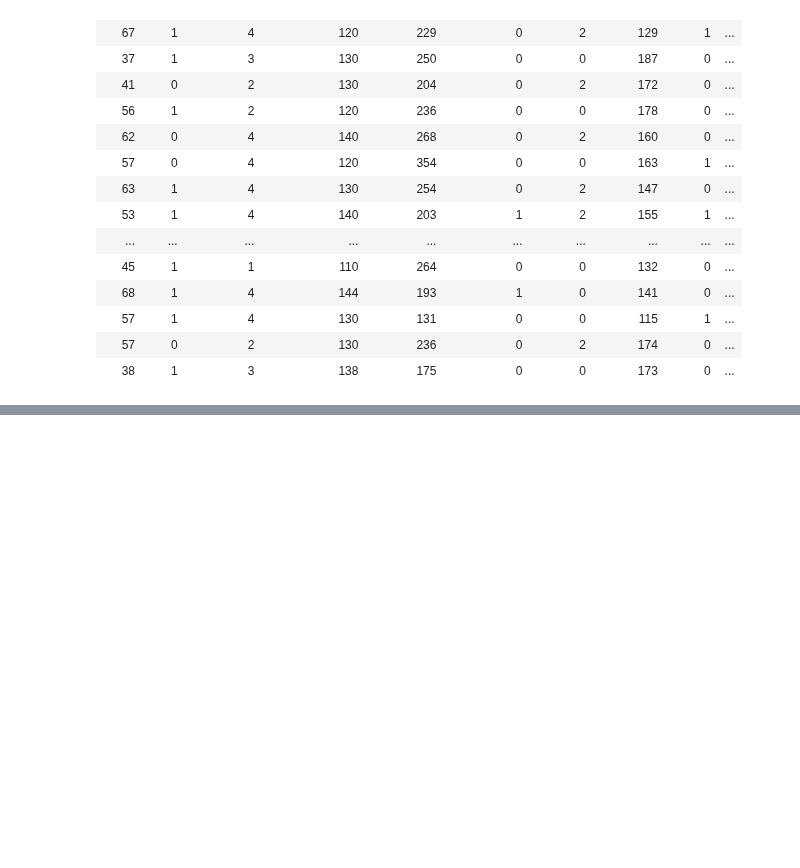
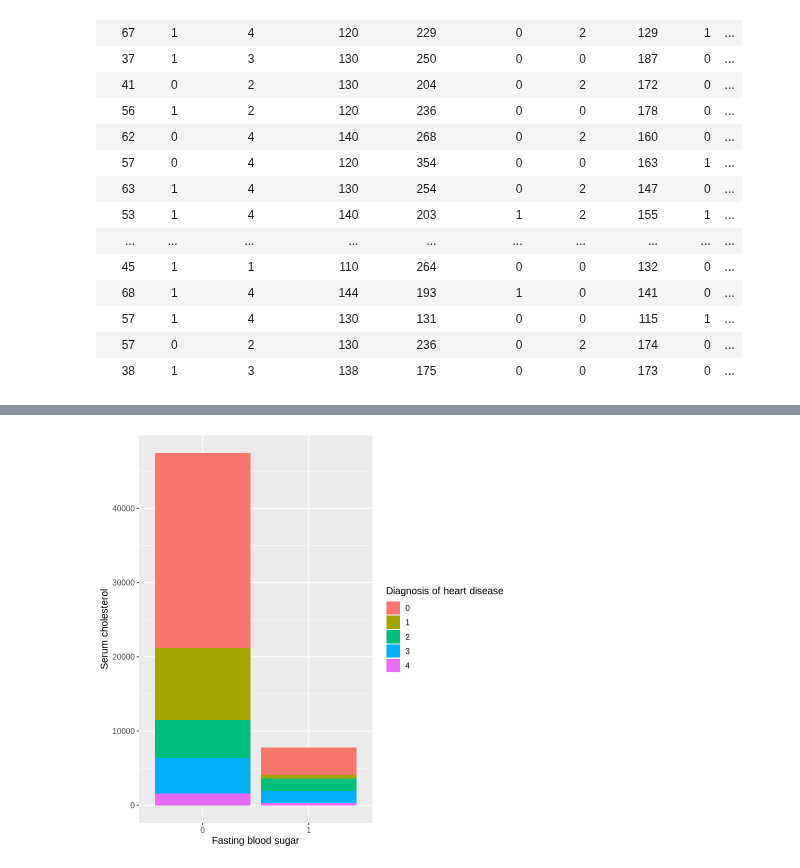
Before and after one commit to Git-Aarya/Heart-Disease-Predictor, a Jupyter notebook: project_proposal_analysis.ipynb, the cells around one changed output, grey strips where cells are left out. Cells and saved outputs as stored; diff of their text form; code cells hidden in the pictures; blank space fills up the shorter version.

```diff
--- a/project_proposal_analysis.ipynb
+++ b/project_proposal_analysis.ipynb
@@ -69,0 +131,10 @@ heart_disease_plot
+# %%
+fbs_chol_plot <- ggplot(cleveland_train, aes(x = blood_sugar, y = cholesterol, fill = diagnosis)) +
+                geom_bar(stat = "identity") +
+                labs(x = "Fasting blood sugar",
+                     y = "Serum cholesterol",
+                     fill = "Diagnosis of heart disease") +
+                theme(text = element_text(size = 12))
+fbs_chol_plot
+# %% [output]
+[figure, added]
```
Also changed, not shown: parts of 5 cells of this notebook.
